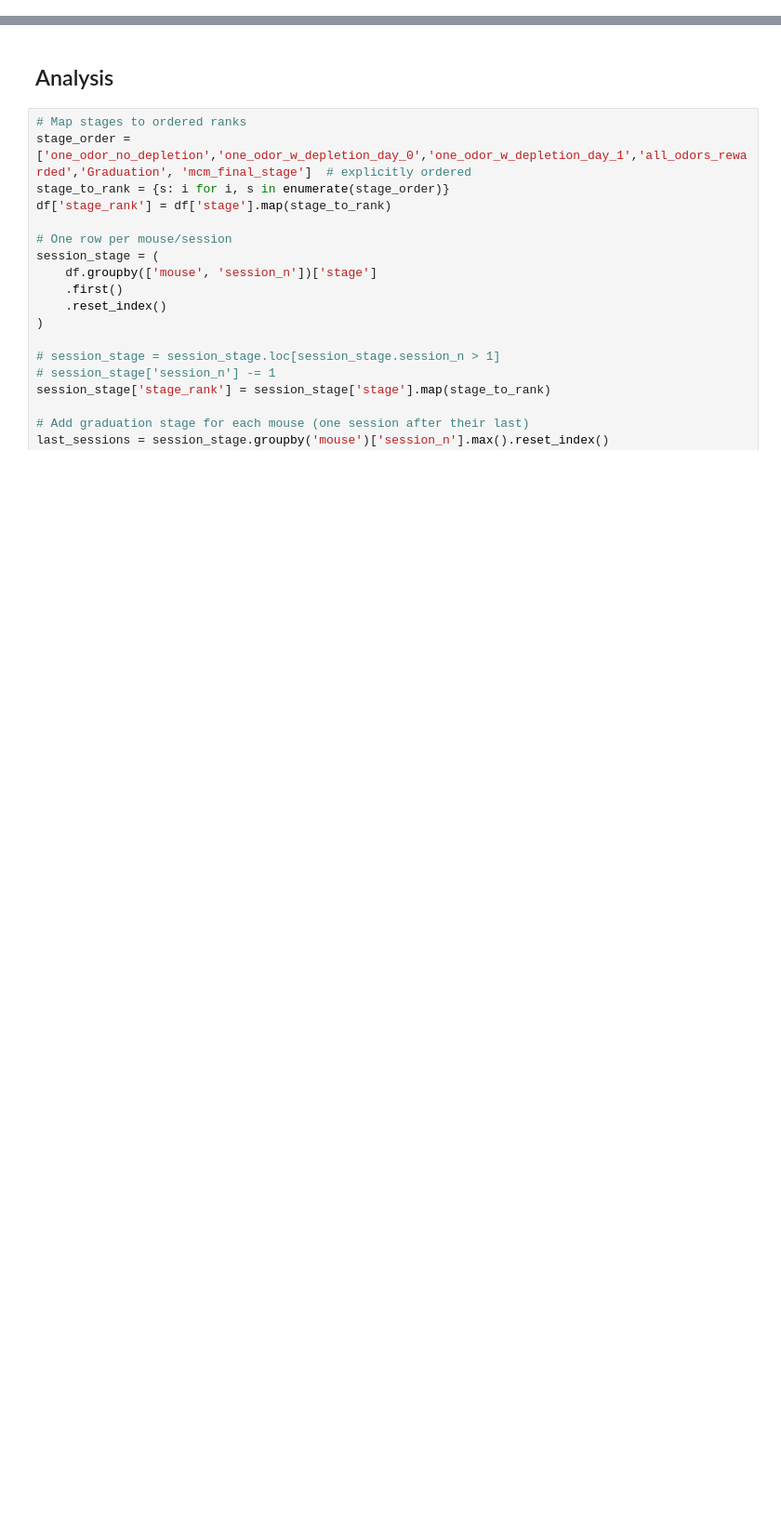
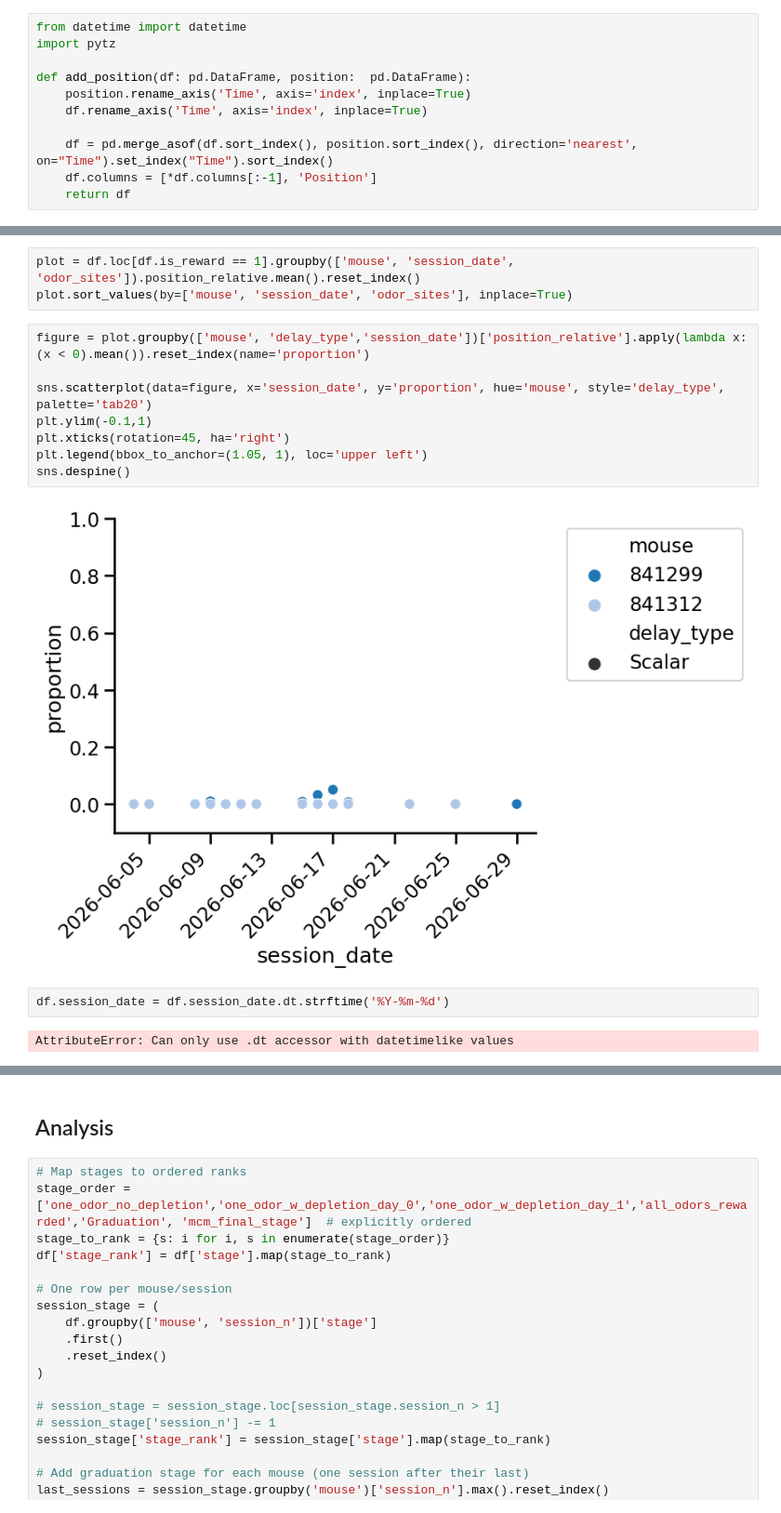
Before and after one commit to AllenNeuralDynamics/Aind.Behavior.VrForaging.Analysis, a Jupyter notebook: notebooks/BehaviorAnalysis/General/AcrossTimeBehavior.ipynb, the cells around one changed output, grey strips where cells are left out. Shown at 93% size. Cells and saved outputs as stored; diff of their text form; blank space fills up the shorter version.

```diff
--- a/notebooks/BehaviorAnalysis/General/AcrossTimeBehavior.ipynb
+++ b/notebooks/BehaviorAnalysis/General/AcrossTimeBehavior.ipynb
@@ -12,4 +13,15 @@ import matplotlib.patches as mpatches
 from aind_vr_foraging_analysis.utils.plotting  import general_plotting_utils as plotting
 import os
 results_path =r'C:\Users\tiffany.ona\OneDrive - Allen Institute\Documents\VR foraging\manuscript\results\figures'
+# %%
+from datetime import datetime
+import pytz
+
+def add_position(df: pd.DataFrame, position:  pd.DataFrame):
+    position.rename_axis('Time', axis='index', inplace=True)
+    df.rename_axis('Time', axis='index', inplace=True)
+
+    df = pd.merge_asof(df.sort_index(), position.sort_index(), direction='nearest', on="Time").set_index("Time").sort_index()
+    df.columns = [*df.columns[:-1], 'Position']
+    return df
 # %%
@@ -61,0 +112,17 @@ df = pd.concat(list_of_epochs, ignore_index=True)
+# %%
+plot = df.loc[df.is_reward == 1].groupby(['mouse', 'session_date', 'odor_sites']).position_relative.mean().reset_index()
+plot.sort_values(by=['mouse', 'session_date', 'odor_sites'], inplace=True)
+# %%
+figure = plot.groupby(['mouse', 'delay_type','session_date'])['position_relative'].apply(lambda x: (x < 0).mean()).reset_index(name='proportion')
+
+sns.scatterplot(data=figure, x='session_date', y='proportion', hue='mouse', style='delay_type', palette='tab20')
+plt.ylim(-0.1,1)
+plt.xticks(rotation=45, ha='right')
+plt.legend(bbox_to_anchor=(1.05, 1), loc='upper left')
+sns.despine()
+# %% [output]
+[figure, added]
+# %%
+df.session_date = df.session_date.dt.strftime('%Y-%m-%d')
+# %% [output]
+AttributeError: Can only use .dt accessor with datetimelike values
```
Also changed, not shown: parts of 15 cells of this notebook, 11 other files.
